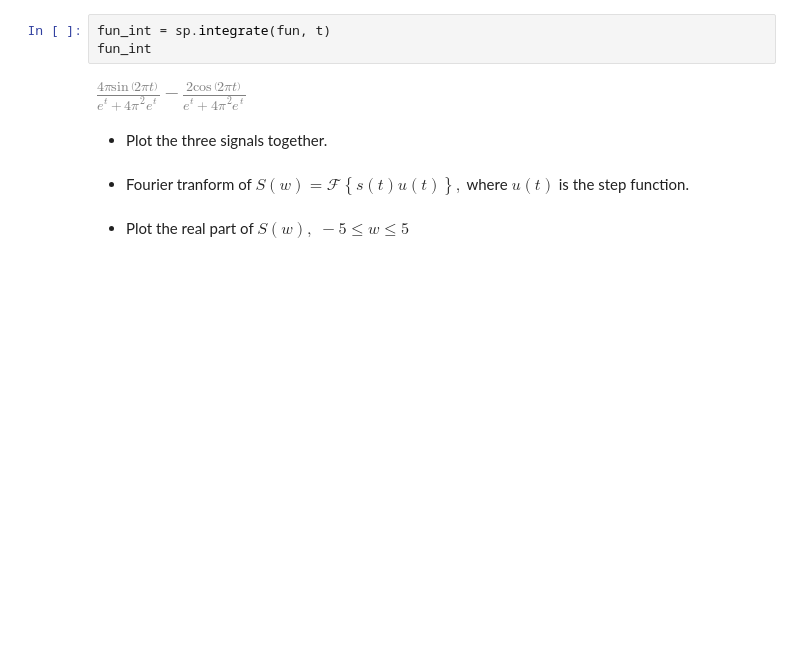
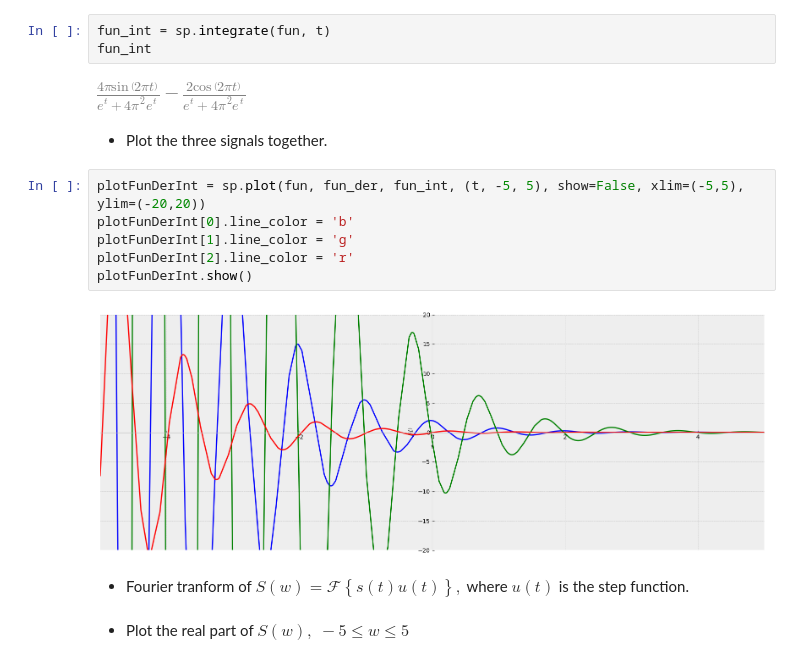
Before and after one commit to ViliRaunola/Wireless-Communication-Systems, a Jupyter notebook: Week 1/assignment_w1.ipynb, the cells around one changed output. Cells and saved outputs as stored; diff of their text form; blank space fills up the shorter version.

```diff
--- a/Week 1/assignment_w1.ipynb
+++ b/Week 1/assignment_w1.ipynb
@@ -80,6 +80,14 @@ fun_int
 [figure]
 # %% [markdown]
 - Plot the three signals together.
+# %%
+plotFunDerInt = sp.plot(fun, fun_der, fun_int, (t, -5, 5), show=False, xlim=(-5,5), ylim=(-20,20))
+plotFunDerInt[0].line_color = 'b'
+plotFunDerInt[1].line_color = 'g'
+plotFunDerInt[2].line_color = 'r'
+plotFunDerInt.show()
+# %% [output]
+[figure, added]
 # %% [markdown]
 - Fourier tranform of $S(w) = \mathcal{F} \left\{s(t) u(t)\right\},$ where $u(t)$ is the step function.
 # %% [markdown]
```
